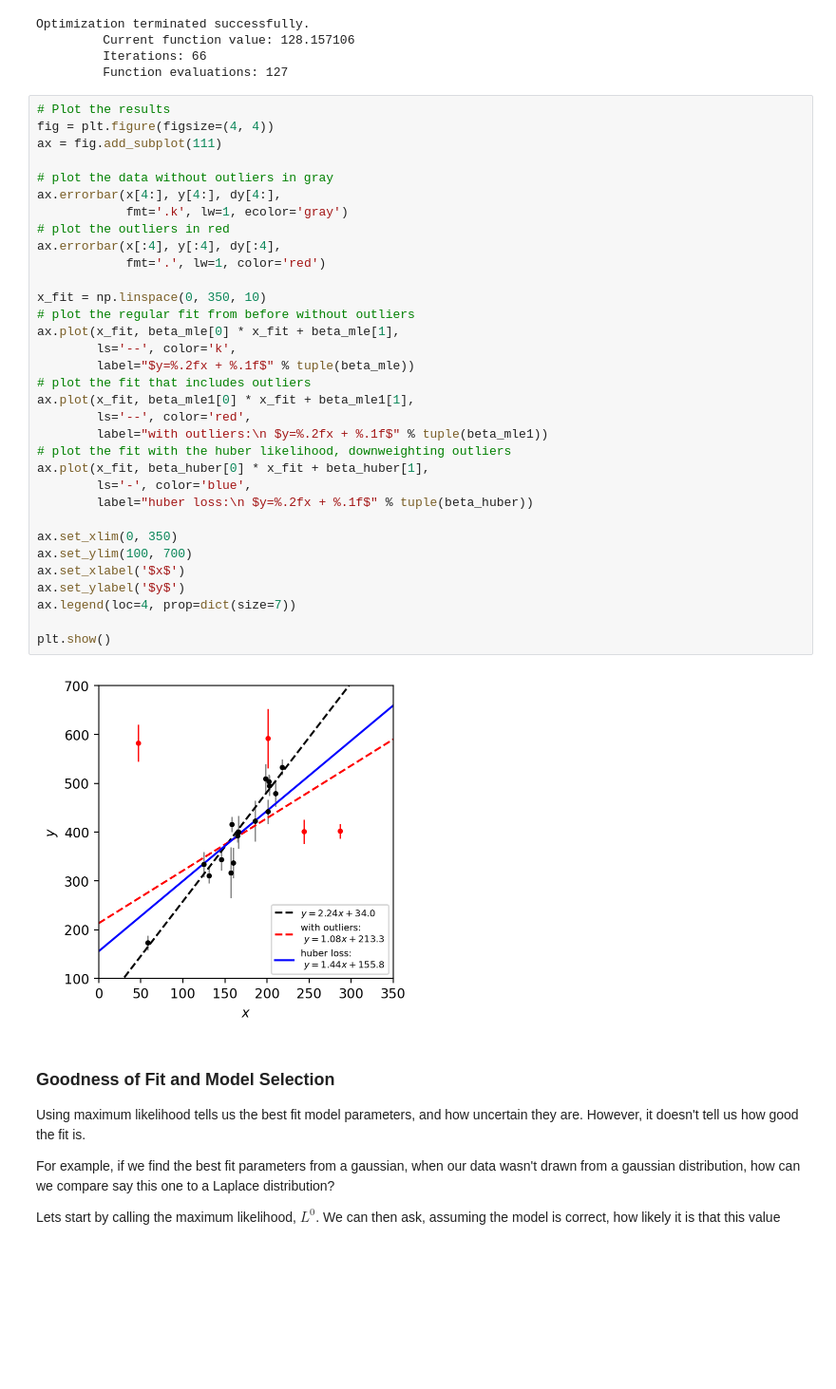
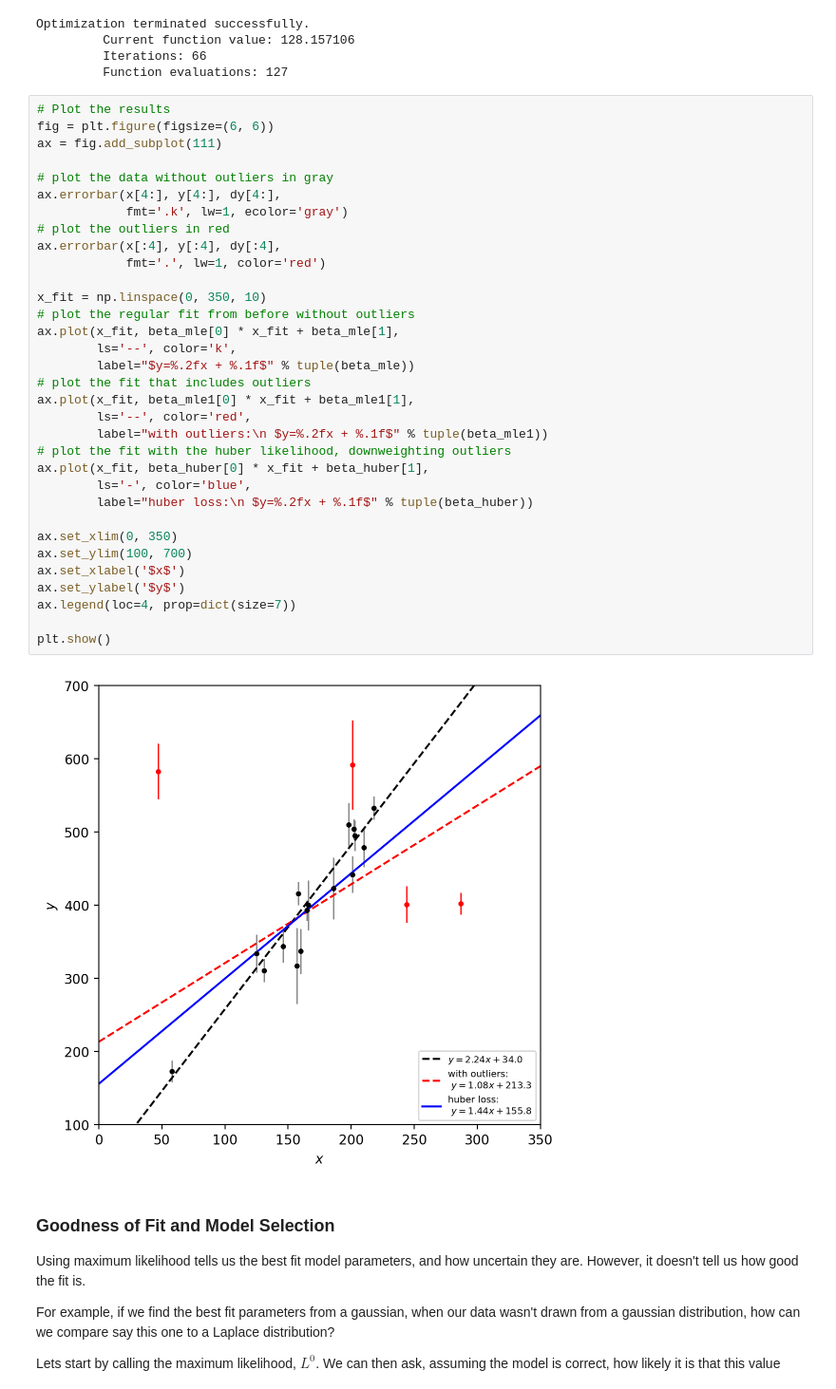
Before and after one commit to Krisneverstaps/computational-astrophysics, a Jupyter notebook: Notebooks/Computational_Astrophysics_Day7.ipynb, the cells around one changed output. Shown: that part at 95% size. Cells and saved outputs as stored; diff of their text form; blank space fills up the shorter version.

```diff
--- a/Notebooks/Computational_Astrophysics_Day7.ipynb
+++ b/Notebooks/Computational_Astrophysics_Day7.ipynb
@@ -250,39 +250,39 @@ Optimization terminated successfully.
          Function evaluations: 127
 # %%
 # Plot the results
-fig = plt.figure(figsize=(4, 4))
+fig = plt.figure(figsize=(6, 6))
 ax = fig.add_subplot(111)
 
 # plot the data without outliers in gray
 ax.errorbar(x[4:], y[4:], dy[4:],
             fmt='.k', lw=1, ecolor='gray')
 # plot the outliers in red
 ax.errorbar(x[:4], y[:4], dy[:4],
             fmt='.', lw=1, color='red')
 
 x_fit = np.linspace(0, 350, 10)
 # plot the regular fit from before without outliers
 ax.plot(x_fit, beta_mle[0] * x_fit + beta_mle[1],
         ls='--', color='k',
         label="$y=%.2fx + %.1f$" % tuple(beta_mle))
 # plot the fit that includes outliers
 ax.plot(x_fit, beta_mle1[0] * x_fit + beta_mle1[1],
         ls='--', color='red',
         label="with outliers:\n $y=%.2fx + %.1f$" % tuple(beta_mle1))
 # plot the fit with the huber likelihood, downweighting outliers
 ax.plot(x_fit, beta_huber[0] * x_fit + beta_huber[1],
         ls='-', color='blue',
         label="huber loss:\n $y=%.2fx + %.1f$" % tuple(beta_huber))
 
 ax.set_xlim(0, 350)
 ax.set_ylim(100, 700)
 ax.set_xlabel('$x$')
 ax.set_ylabel('$y$')
 ax.legend(loc=4, prop=dict(size=7))
 
 plt.show()
 # %% [output]
-[figure, old version]
+[figure, new version]
 # %% [markdown]
 ### Goodness of Fit and Model Selection
 
```
Also changed, not shown: parts of 11 cells of this notebook, 1 other file.
